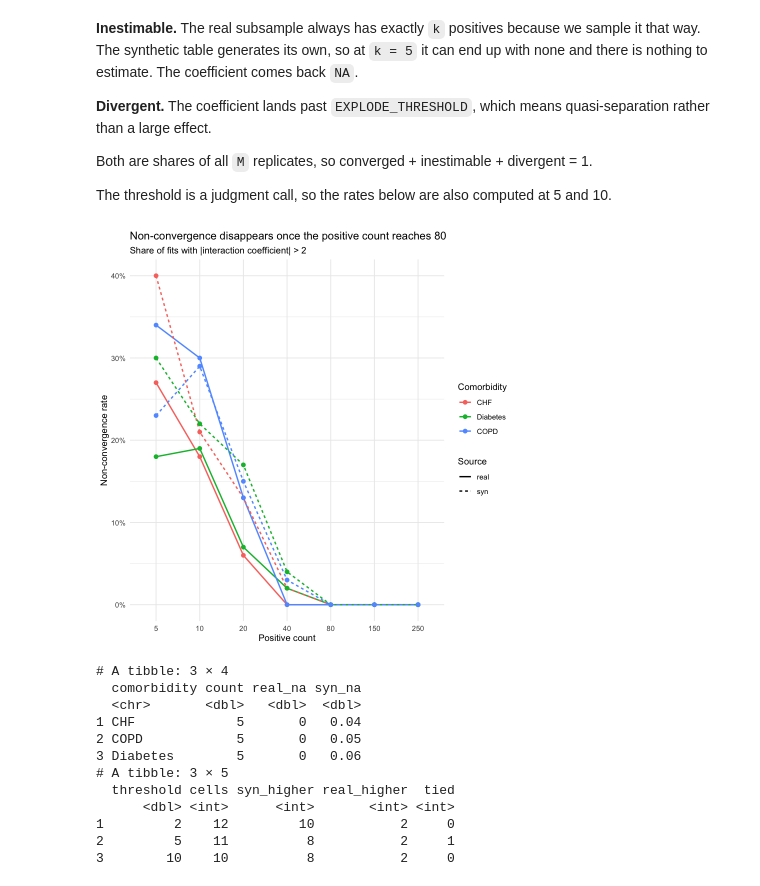
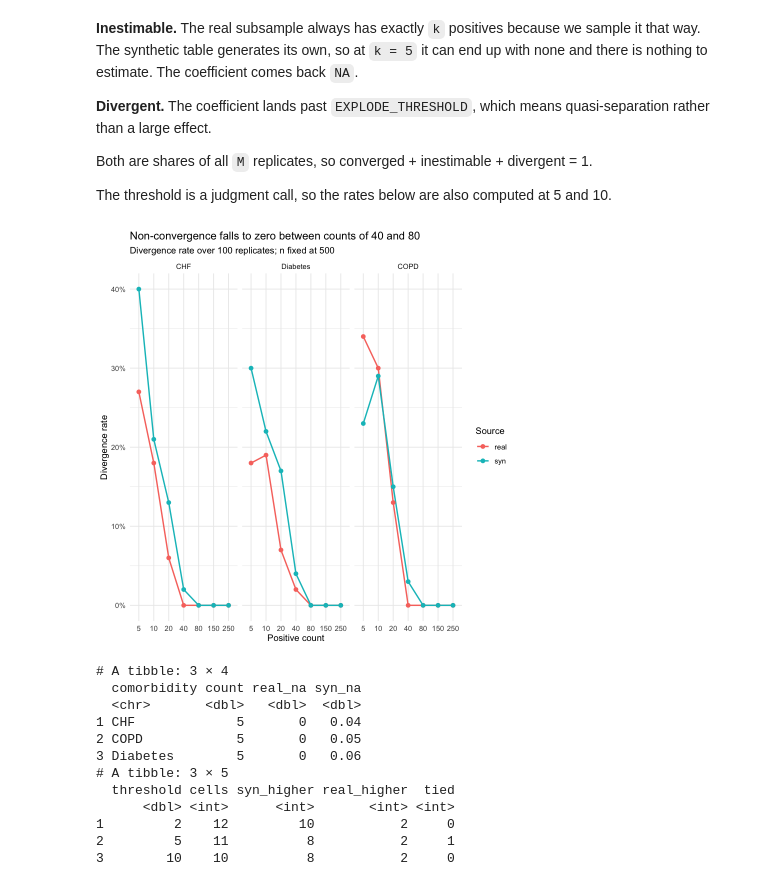
Before and after one commit to ShengPeiWilliam/mimic-synthetic-fidelity, a Jupyter notebook: code/mimic-fidelity-analysis.ipynb, the cells around one changed output. Saved outputs shown, nothing was run; the diff lists cells and outputs as text; code cells hidden in the pictures.

```diff
--- a/code/mimic-fidelity-analysis.ipynb
+++ b/code/mimic-fidelity-analysis.ipynb
@@ -47,7 +47,6 @@ library(tidyr)
 
 source("config.R")
 
-EXPLODE_THRESHOLD <- 2
 
 read_sql <- function(name) {
   paste(readLines(file.path("sql", paste0(name, ".sql"))), collapse = "\n")
@@ -443,0 +516,26 @@ FULL_EST_copd     <- full_ref$estimate[full_ref$comorbidity == "copd"]
+# %%
+full_clustered <- function(comorbidity_col, df) {
+  f <- as.formula(paste0("hospital_expire_flag ~ anchor_age + creatinine_max_capped + ",
+                         comorbidity_col, " + ", comorbidity_col, ":creatinine_max_capped"))
+  fit <- suppressWarnings(glm(f, data = df, family = binomial))
+
+  pat <- paste0("^(creatinine_max_capped:", comorbidity_col, "|",
+                comorbidity_col, ":creatinine_max_capped)$")
+  ct_model <- coeftest(fit)
+  ct_clust <- coeftest(fit, vcov = vcovCL(fit, cluster = df$subject_id))
+  term <- grep(pat, rownames(ct_clust), value = TRUE)[1]
+
+  data.frame(
+    comorbidity = comorbidity_col,
+    estimate    = ct_clust[term, "Estimate"],
+    se_model    = ct_model[term, "Std. Error"],
+    se_cluster  = ct_clust[term, "Std. Error"],
+    inflation   = ct_clust[term, "Std. Error"] / ct_model[term, "Std. Error"],
+    p_cluster   = ct_clust[term, "Pr(>|z|)"],
+    row.names   = NULL
+  )
+}
+
+full_ref_cl <- bind_rows(lapply(c("chf", "diabetes", "copd"),
+                                full_clustered, df = pool_ids))
+print(full_ref_cl)
@@ -783,22 +1072,25 @@ The threshold is a judgment call, so the rates below are also computed at 5 and
 # %%
 explosion_long <- stability_compare %>%
   select(comorbidity, count, real = pct_real_expl, syn = pct_syn_expl) %>%
   pivot_longer(c(real, syn), names_to = "source", values_to = "pct_exploded") %>%
   mutate(comorbidity = factor(comorbidity, levels = c("CHF", "Diabetes", "COPD")))
 
+# faceted rather than six lines in one frame: with colour carrying comorbidity
+# and linetype carrying source, the real curves were being read as noise around
+# the synthetic ones
 p_nonconv <- ggplot(explosion_long, aes(x = factor(count), y = pct_exploded,
-                           color = comorbidity, linetype = source,
-                           group = interaction(comorbidity, source))) +
+                                        color = source, group = source)) +
   geom_line(linewidth = 0.8) +
   geom_point(size = 2) +
+  facet_wrap(~ comorbidity) +
   scale_y_continuous(labels = scales::percent, limits = c(0, NA)) +
-  labs(title = "Non-convergence disappears once the positive count reaches 80",
-       subtitle = paste0("Share of fits with |interaction coefficient| > ", EXPLODE_THRESHOLD),
-       x = "Positive count", y = "Non-convergence rate",
-       color = "Comorbidity", linetype = "Source") +
+  labs(title = "Non-convergence falls to zero between counts of 40 and 80",
+       subtitle = paste0("Divergence rate over ", M, " replicates; n fixed at ", n_fixed),
+       x = "Positive count", y = "Divergence rate", color = "Source") +
   theme_minimal()
+p_nonconv
 # %% [output]
-[figure, old version]
+[figure, new version]
 # %%
 all_results <- bind_rows(
   sweep_chf$results      %>% mutate(comorbidity = "CHF"),
```
Also changed, not shown: parts of 23 cells of this notebook.
